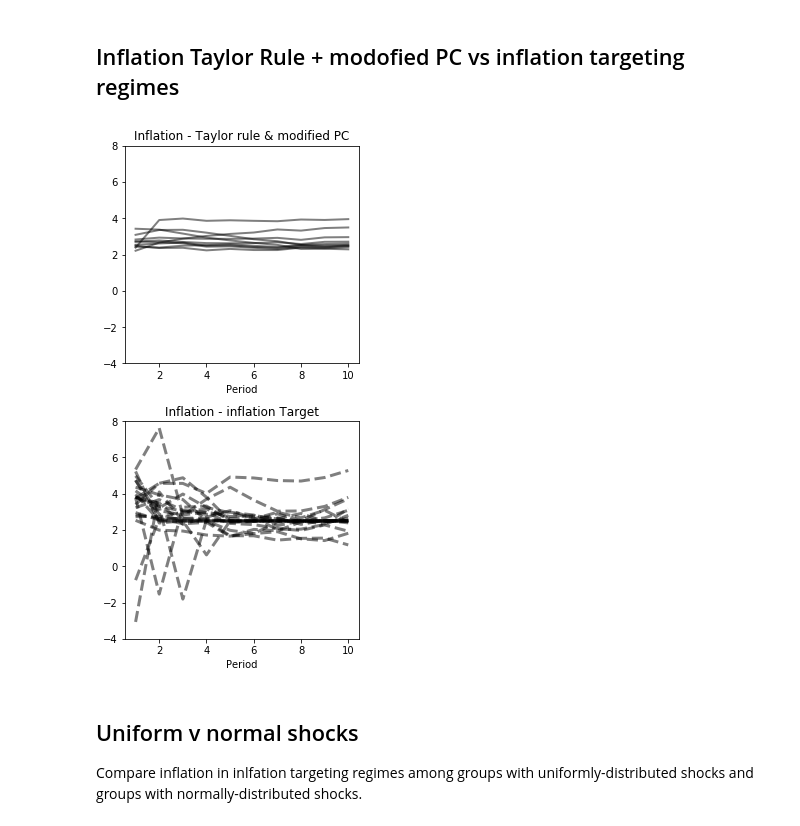
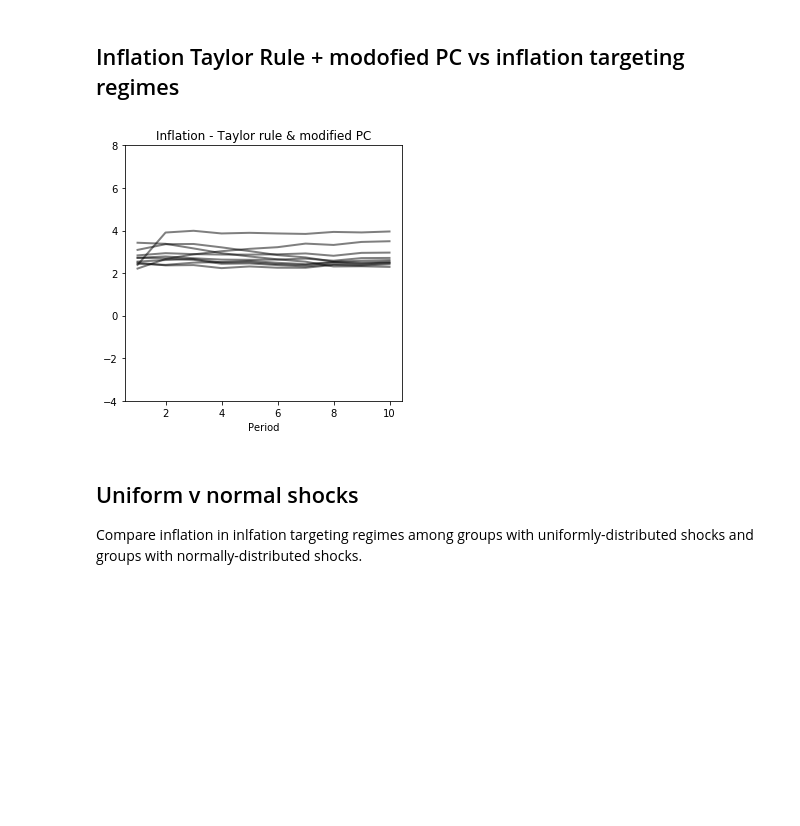
Before and after one commit to letsgoexploring/monetary-policy-game, a Jupyter notebook: Tables and Figures/Tables and Figures.ipynb, the cells around one changed output. Cells and saved outputs as stored; diff of their text form; code cells hidden in the pictures; blank space fills up the shorter version.

```diff
--- a/Tables and Figures/Tables and Figures.ipynb
+++ b/Tables and Figures/Tables and Figures.ipynb
@@ -836,38 +829,23 @@ plt.savefig('fig_discussion_example.png',bbox_inches='tight',dpi=120)
 # %% [markdown]
 ## Inflation Taylor Rule + modofied PC vs inflation targeting regimes
 # %%
-scale = 0.65
-fig = plt.figure(figsize=(6*scale,12*scale))
+scale = 0.75
+fig = plt.figure(figsize=(6*scale,6*scale))
 
-ax1 = fig.add_subplot(2,1,1)
-ax2 = fig.add_subplot(2,1,2)
+ax1 = fig.add_subplot(1,1,1)
 
 groups = data_taylor_normal.Group.unique()
 for g in groups:
     ax1.plot(np.arange(1,11),data_taylor_normal[data_taylor_normal.Group==g].groupby('Period').mean()['pi'],'k-',lw=2,alpha=0.5)
 
-
-groups = data_target.Group.unique()
-for g in groups:
-    ax2.plot(np.arange(1,11),data_target[data_target.Group==g].groupby('Period').mean()['piActual'],'k--',lw=3,alpha=0.5)
-
-groups = data_target_normal.Group.unique()
-for g in groups:
-    ax2.plot(np.arange(1,11),data_target_normal[data_target_normal.Group==g].groupby('Period').mean()['piActual'],'k--',lw=3,alpha=0.5)
-
 ax1.set_title('Inflation - Taylor rule & modified PC')
-ax2.set_title('Inflation - inflation Target')
-
 ax1.set_xlabel('Period')
-ax2.set_xlabel('Period')
-
 ax1.set_ylim([-4,8])
-ax2.set_ylim([-4,8])
 
 fig.tight_layout()
 plt.savefig('fig_rule_vs_discretion.png',bbox_inches='tight',dpi=120)
 # %% [output]
-[figure, old version]
+[figure, new version]
 # %% [markdown]
 ## Uniform v normal shocks
 
```
Also changed, not shown: parts of 5 cells of this notebook.
